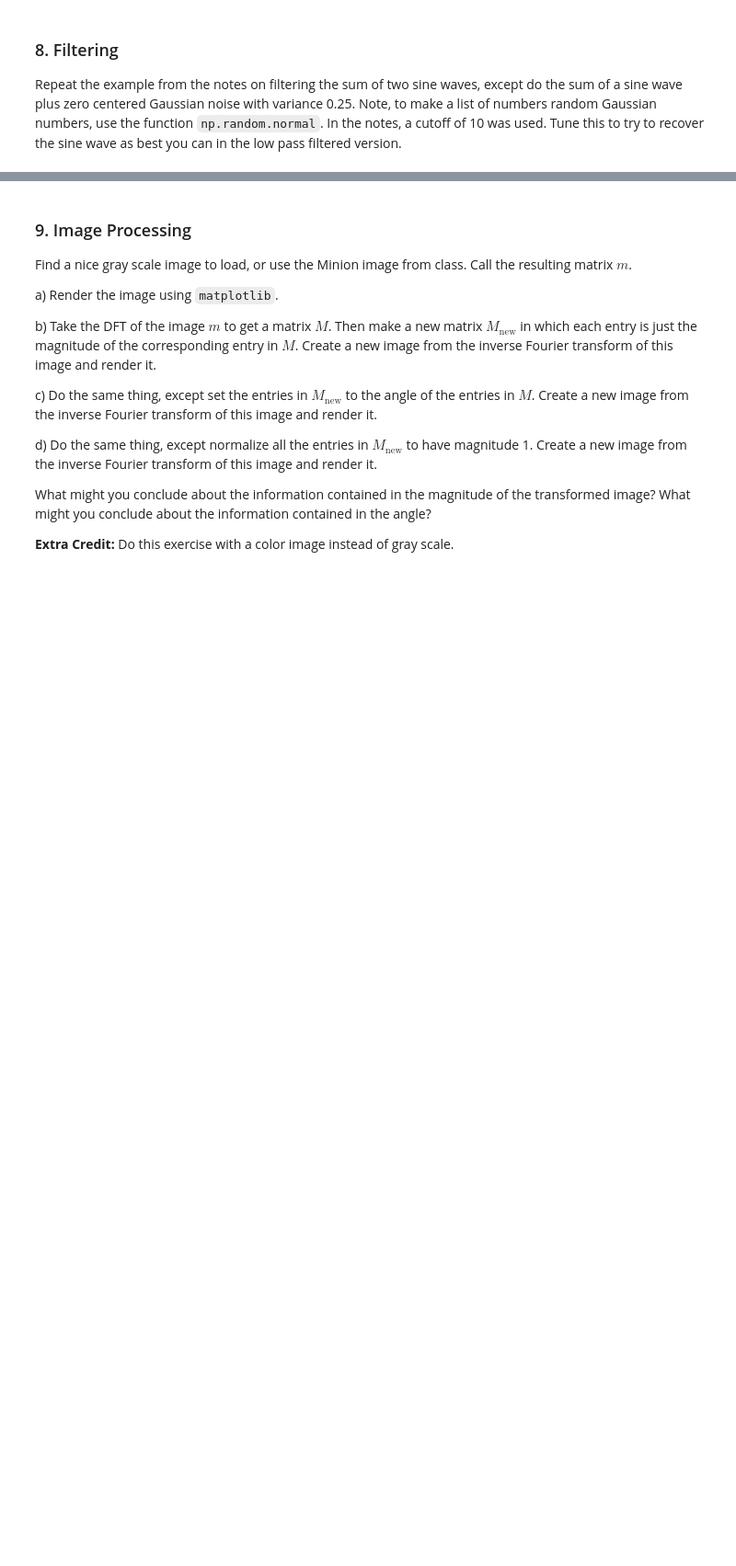
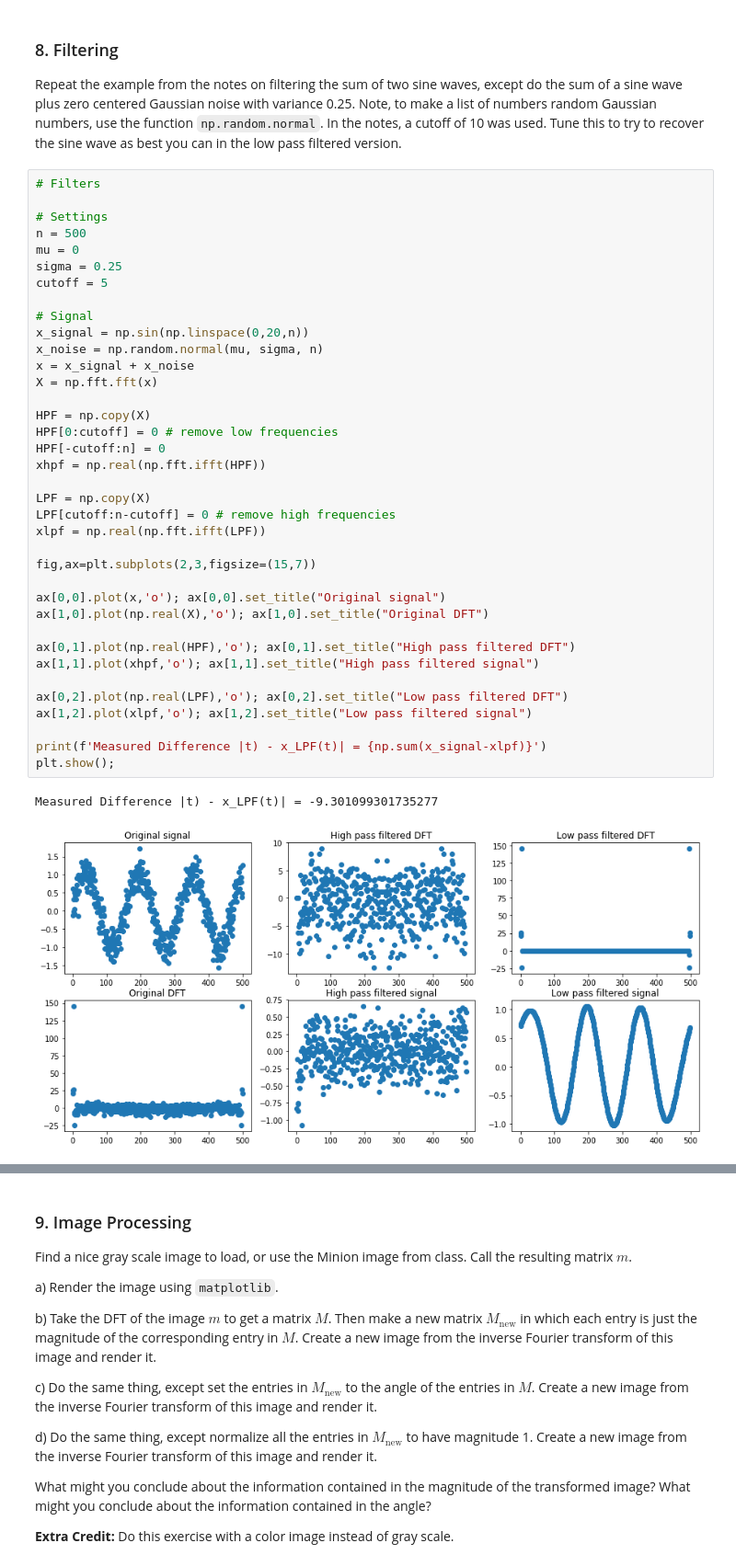
Before and after one commit to kegedy/EE502P, a Jupyter notebook: hw/kevin/HW06.ipynb, the cells around one changed output, grey strips where cells are left out. Shown at 92% size. Drawn from its saved outputs; the diff is of its cells as text; blank space fills up the shorter version.

```diff
--- a/hw/kevin/HW06.ipynb
+++ b/hw/kevin/HW06.ipynb
@@ -379,3 +384,43 @@ array([0.33231229, 0.2249558 , 0.83765536, 0.63342011, 0.95883489,
 ### 8. Filtering
 
 Repeat the example from the notes on filtering the sum of two sine waves, except do the sum of a sine wave plus zero centered Gaussian noise with variance 0.25. Note, to make a list of numbers random Gaussian numbers, use the function `np.random.normal`. In the notes, a cutoff of 10 was used. Tune this to try to recover the sine wave as best you can in the low pass filtered version.
+# %%
+# Filters
+
+# Settings
+n = 500
+mu = 0
+sigma = 0.25
+cutoff = 5
+
+# Signal
+x_signal = np.sin(np.linspace(0,20,n))
+x_noise = np.random.normal(mu, sigma, n)
+x = x_signal + x_noise
+X = np.fft.fft(x)
+
+HPF = np.copy(X)
+HPF[0:cutoff] = 0 # remove low frequencies
+HPF[-cutoff:n] = 0
+xhpf = np.real(np.fft.ifft(HPF))
+
+LPF = np.copy(X)
+LPF[cutoff:n-cutoff] = 0 # remove high frequencies
+xlpf = np.real(np.fft.ifft(LPF))
+
+fig,ax=plt.subplots(2,3,figsize=(15,7))
+
+ax[0,0].plot(x,'o'); ax[0,0].set_title("Original signal")
+ax[1,0].plot(np.real(X),'o'); ax[1,0].set_title("Original DFT")
+
+ax[0,1].plot(np.real(HPF),'o'); ax[0,1].set_title("High pass filtered DFT")
+ax[1,1].plot(xhpf,'o'); ax[1,1].set_title("High pass filtered signal")
+
+ax[0,2].plot(np.real(LPF),'o'); ax[0,2].set_title("Low pass filtered DFT")
+ax[1,2].plot(xlpf,'o'); ax[1,2].set_title("Low pass filtered signal")
+
+print(f'Measured Difference |t) - x_LPF(t)| = {np.sum(x_signal-xlpf)}')
+plt.show();
+# %% [output]
+Measured Difference |t) - x_LPF(t)| = -9.301099301735277
+[figure, added]
```
Also changed, not shown: parts of 24 cells of this notebook.
